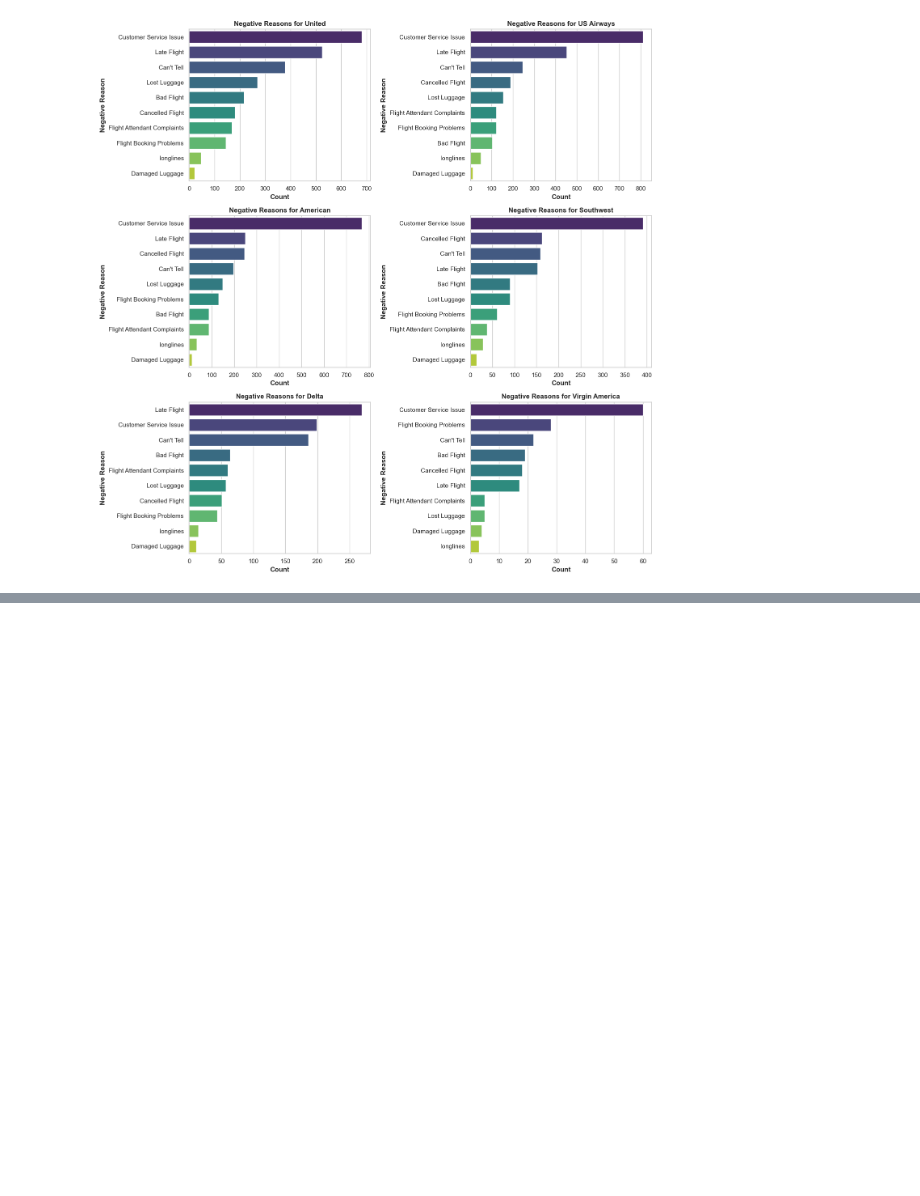
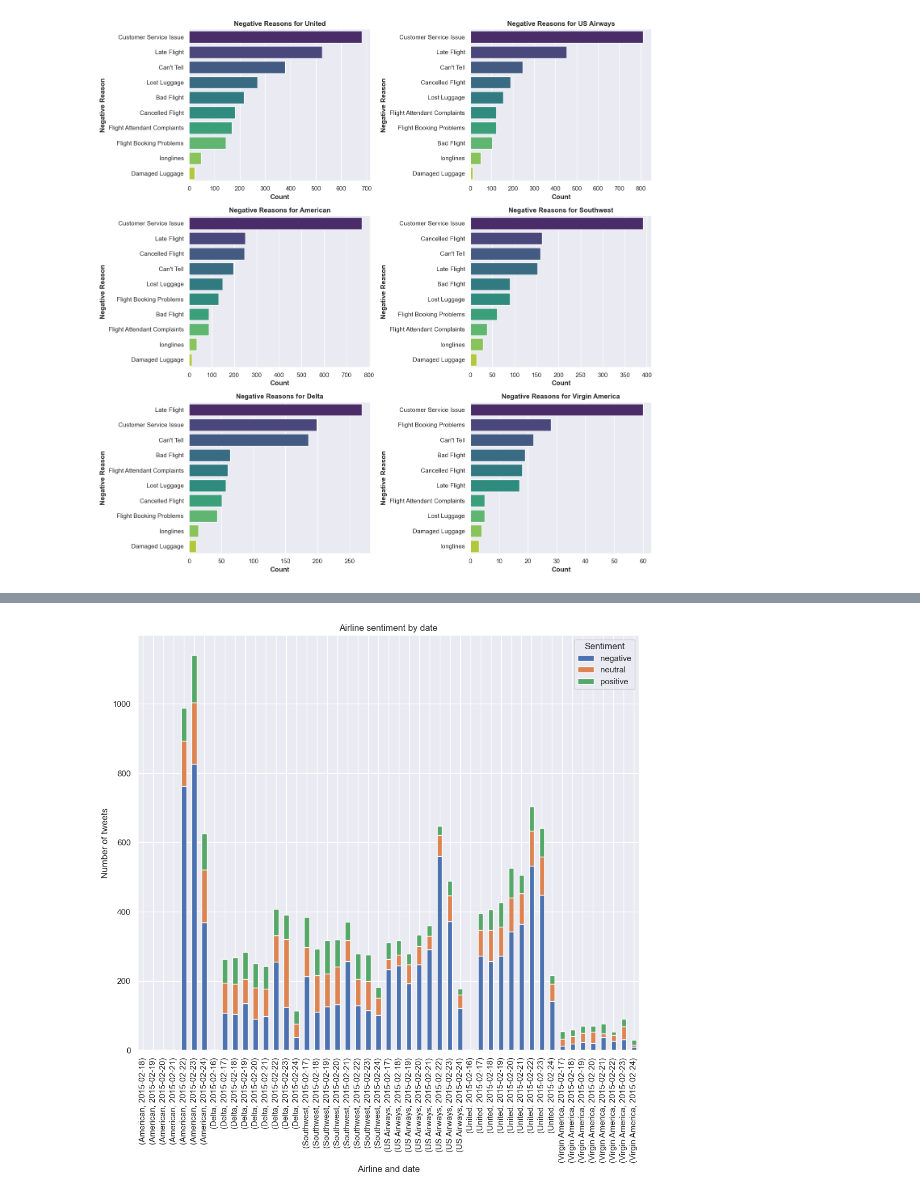
Before and after one commit to Kinuthiajoseph/Aviators-Phase-5-Project-Final, a Jupyter notebook: Jupyter Notebook 2.ipynb, the cells around one changed output, grey strips where cells are left out. Cells and saved outputs as stored; diff of their text form; code cells hidden in the pictures; blank space fills up the shorter version.

```diff
--- a/Jupyter Notebook 2.ipynb
+++ b/Jupyter Notebook 2.ipynb
@@ -777,0 +830,7 @@ plt.tight_layout();
+# %%
+# Group data by airline and tweet_created
+df_grouped = data.groupby(['airline', data['tweet_created'].dt.date, 'airline_sentiment']).size().reset_index(name='count')
+pivot = pd.pivot_table(df_grouped, values="count", index=["airline", "tweet_created"], columns="airline_sentiment", fill_value=0)
+
+# Previewing airline categories by sentiment
+pivot
@@ -777,0 +856,10 @@ plt.tight_layout();
+# %%
+# plot the pivot table by level
+pivot.plot(kind="bar", stacked=True, figsize=(12, 10))
+plt.xlabel("Airline and date")
+plt.ylabel("Number of tweets")
+plt.title("Airline sentiment by date")
+plt.legend(title="Sentiment")
+plt.show()
+# %% [output]
+[figure, added]
```
Also changed, not shown: parts of 12 cells of this notebook.
